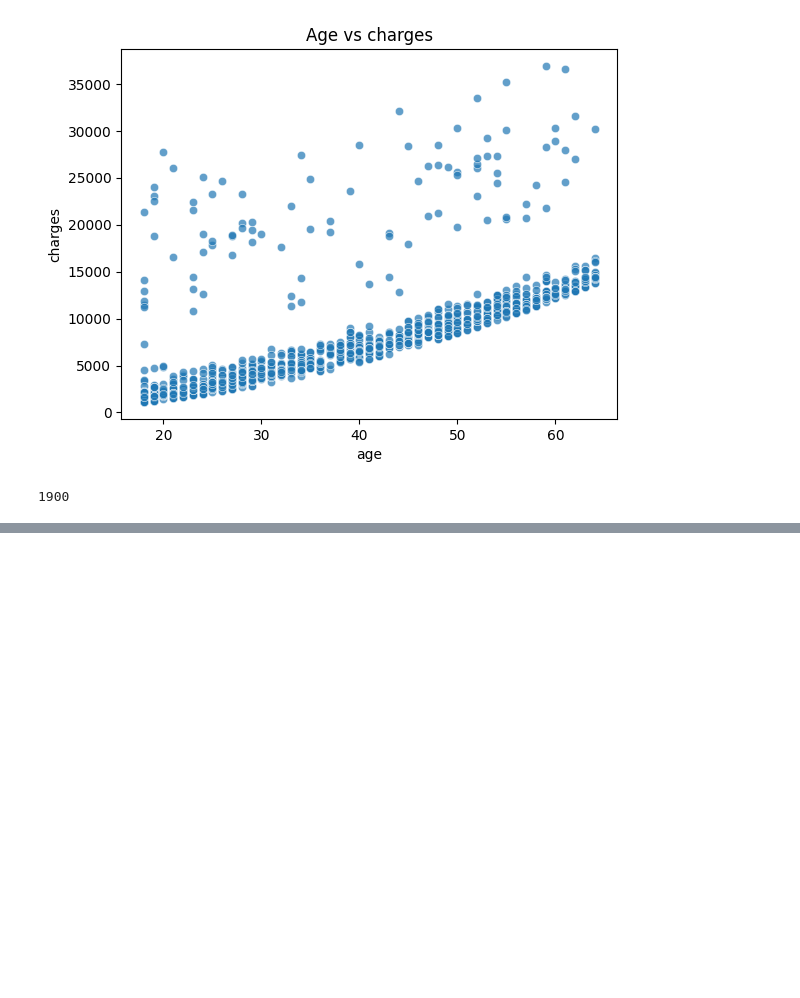
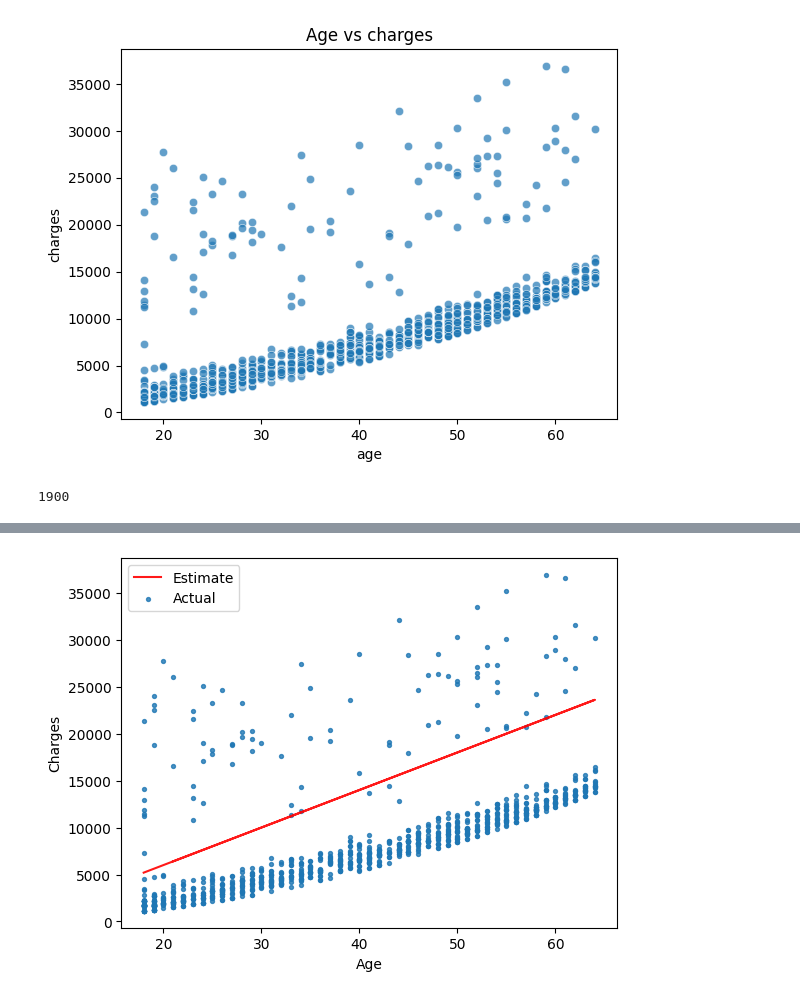
Before and after one commit to Hridayansh018/ML_Basics, a Jupyter notebook: Supervised learning/Self Revision/Linear Regression/Practice_file1.ipynb, the cells around one changed output, grey strips where cells are left out. Saved outputs shown, nothing was run; the diff lists cells and outputs as text; code cells hidden in the pictures; blank space fills up the shorter version.

```diff
--- a/Supervised learning/Self Revision/Linear Regression/Practice_file1.ipynb
+++ b/Supervised learning/Self Revision/Linear Regression/Practice_file1.ipynb
@@ -139,10 +219,12 @@ plt.show()
 # %%
-target = non_smoker.charges
+def try_parameters(w, b):
+    ages = non_smoker.age
+    target = non_smoker['charges']
 
-plt.plot(age_ns,estimate_charges,'r', alpha=0.9)
-plt.scatter(age_ns,target, alpha=0.8)
-plt.xlabel('Age')
-plt.ylabel('Charges')
-plt.title('Age vs charges')
-plt.legend(['Estimate charges', 'Actual charges'])
-plt.show()
+    estimated_charges = ages * w + b
+
+    plt.plot(ages, estimated_charges, 'r', alpha=0.9)
+    plt.scatter(ages, target, s=8,alpha=0.8)
+    plt.xlabel('Age')
+    plt.ylabel('Charges')
+    plt.legend(['Estimate', 'Actual'])
@@ -151,15 +231,3 @@ plt.show()
-# %%
-def try_parameters(w,b):
-
-    estimate_charges = estimate_charges(age_ns,w,b)
-
-    plt.plot(age_ns,estimate_charges,'r', alpha=0.9)
-    plt.scatter(age_ns,target, alpha=0.8, s=8)
-    plt.xlabel('Age')
-    plt.ylabel('Charges')
-    plt.title('Age vs charges')
-    plt.legend(['Estimate charges', 'Actual charges'])
-    plt.show()
 # %%
 try_parameters(60,100)
 # %% [output]
@@ -166,0 +235,4 @@ UnboundLocalError: cannot access local variable 'estimate_charges' where it is n
+# %%
+try_parameters(400,-2000)
+# %% [output]
+[figure, added]
```
Also changed, not shown: parts of 29 cells of this notebook.
